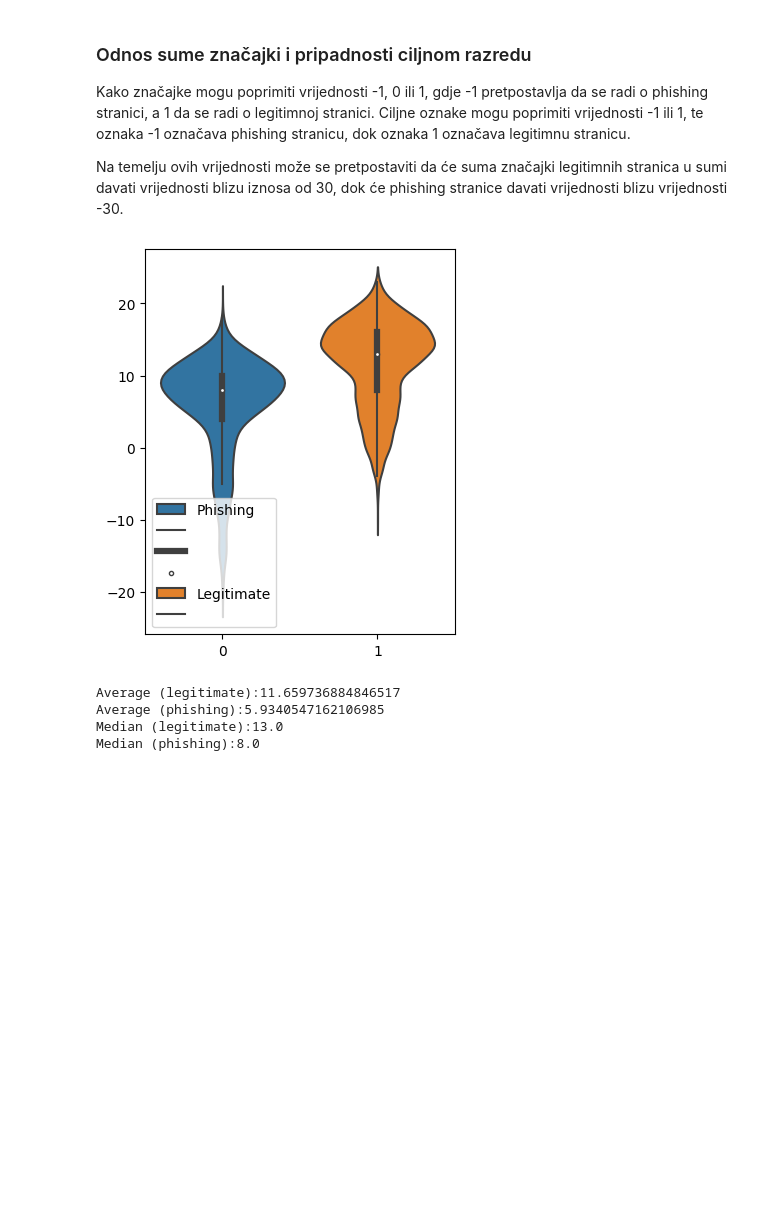
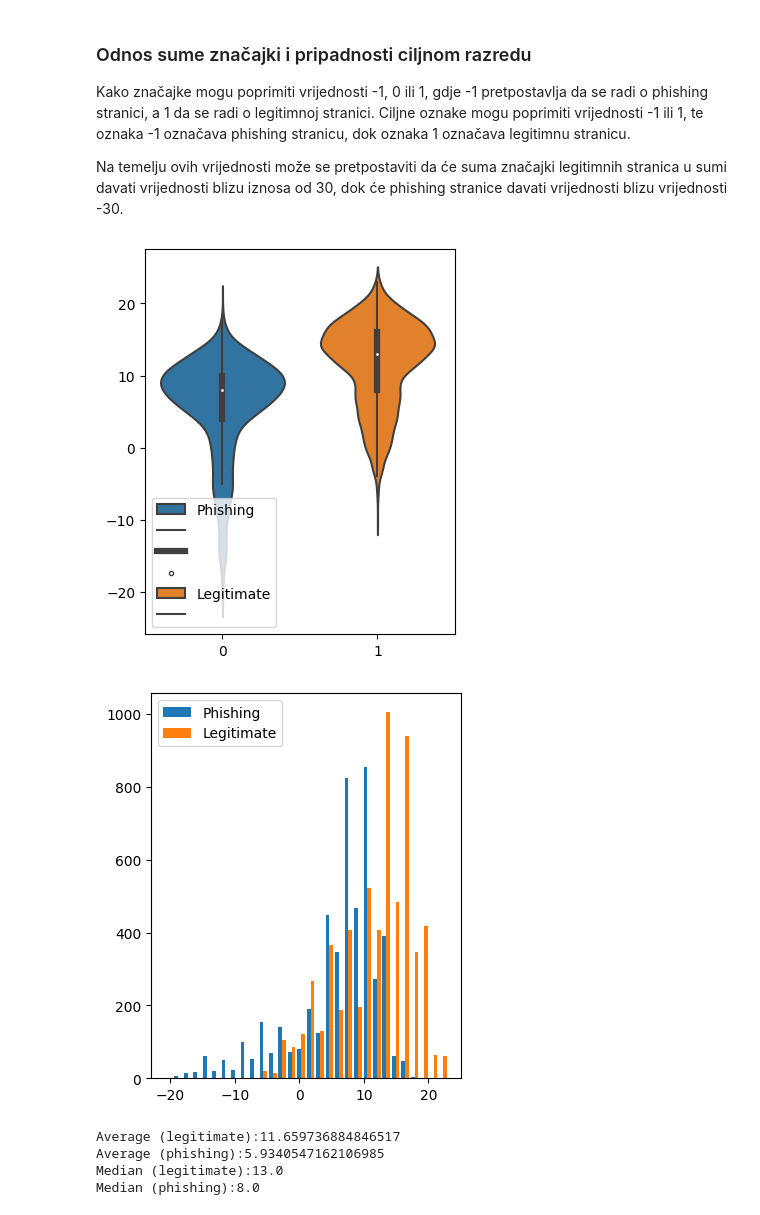
Before and after one commit to markotutic/uzop, a Jupyter notebook: dataset.ipynb, the cells around one changed output. Saved outputs shown, nothing was run; the diff lists cells and outputs as text; code cells hidden in the pictures; blank space fills up the shorter version.

Commit message:
Added feature sum histogram

```diff
--- a/dataset.ipynb
+++ b/dataset.ipynb
@@ -348,17 +348,22 @@ Na temelju ovih vrijednosti može se pretpostaviti da će suma značajki legitim
 # %%
 X_summed = X.sum(axis=1)
 
 plt.rcParams['figure.figsize'] = [4, 5]
 sns.violinplot([X_summed[Y["Result"] == -1], X_summed[Y["Result"] == 1]])
 plt.legend(loc="best", labels=["Phishing", None, None, None, "Legitimate", None])
 plt.show()
 
+plt.hist([X_summed[Y["Result"] == -1], X_summed[Y["Result"] == 1]], bins=30)
+plt.legend(loc="best", labels=["Phishing", "Legitimate"])
+plt.show()
+
 print("Average (legitimate):" + str(X_summed[Y["Result"] == 1].mean()))
 print("Average (phishing):" + str(X_summed[Y["Result"] == -1].mean()))
 print("Median (legitimate):" + str(X_summed[Y["Result"] == 1].median()))
 print("Median (phishing):" + str(X_summed[Y["Result"] == -1].median()))
 # %% [output]
 [figure]
+[figure, added]
 Average (legitimate):11.659736884846517
 Average (phishing):5.9340547162106985
 Median (legitimate):13.0
```
Also changed, not shown: parts of 3 cells of this notebook.
